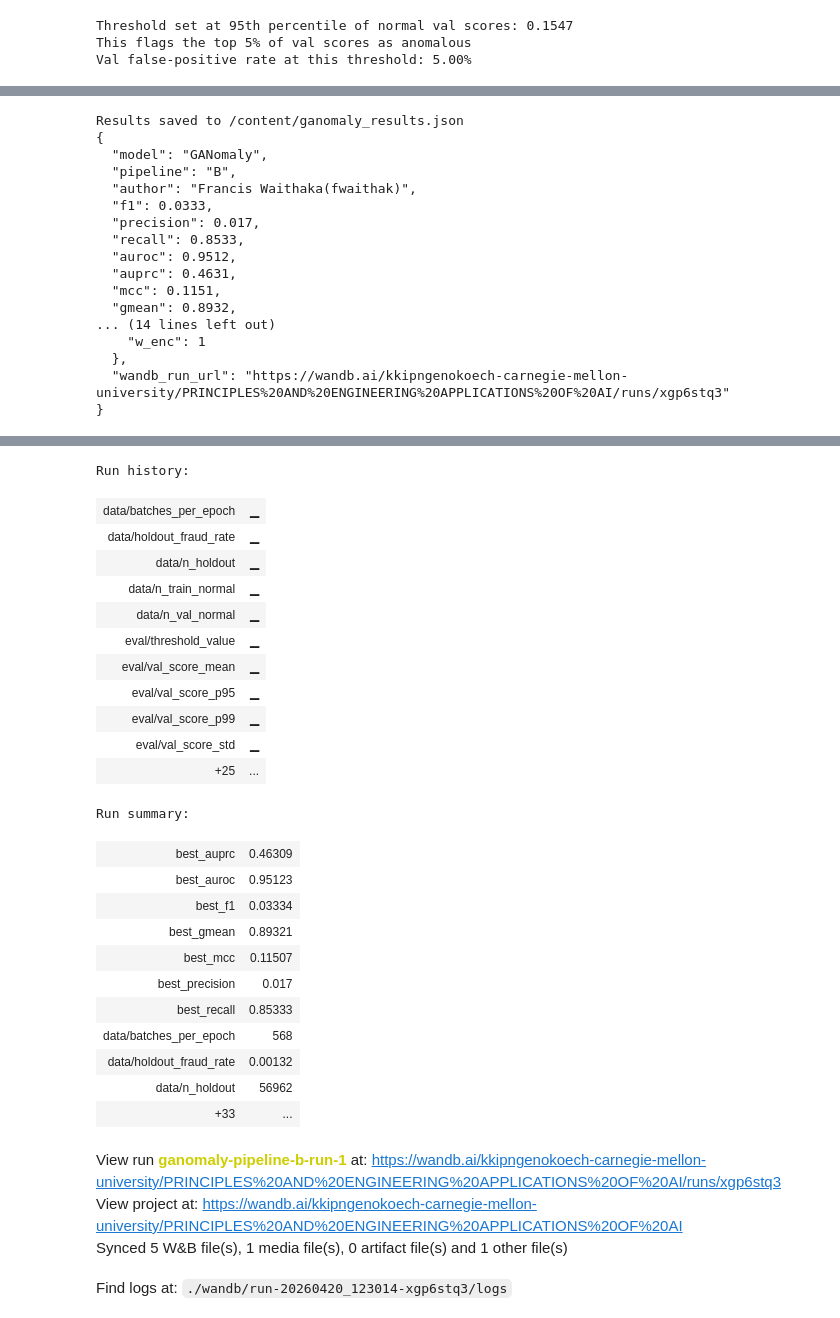
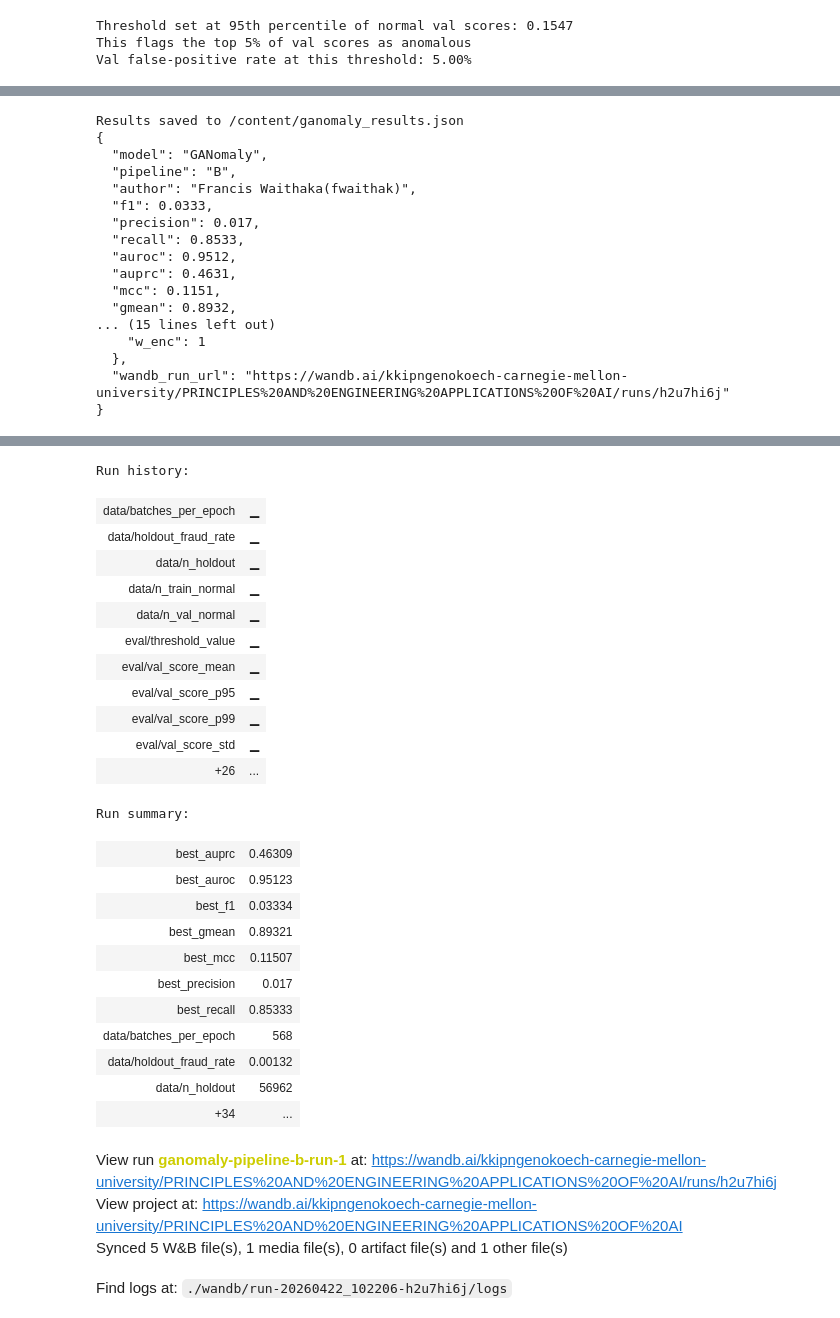
Before and after one commit to kkipngenokoech/synthesize-or-reconstruct, a Jupyter notebook: notebooks/ganomaly.ipynb, the cells around one changed output, grey strips where cells are left out. Drawn from its saved outputs; the diff is of its cells as text; code cells hidden in the pictures.

```diff
--- a/notebooks/ganomaly.ipynb
+++ b/notebooks/ganomaly.ipynb
@@ -578,7 +579,7 @@ Val false-positive rate at this threshold: 5.00%
 # Holdout evaluated once at natural fraud rate (FIX 4).
 
 t_infer           = time.time()
-# holdout_scores already computed in cell-11
+holdout_scores    = compute_anomaly_scores(encoder_1, decoder, encoder_2, X_holdout_np, DEVICE)
 inference_time_ms = (time.time() - t_infer) * 1000
 
 # Normalise scores using val-fitted scaler
@@ -617,6 +618,7 @@ print(f' AUPRC     : {auprc:.4f}')
 print(f' MCC       : {mcc:.4f}')
 print(f' G-mean    : {gmean:.4f}')
 print(f' Threshold : {best_thresh:.4f}  (val 95th percentile)')
+print(f' Inference : {inference_time_ms:.2f} ms ({len(X_holdout_np):,} records)')
 print('=' * 55)
 print(classification_report(y_holdout_np, holdout_preds, target_names=['Legit', 'Fraud']))
 
@@ -631,6 +633,7 @@ wandb.log({
     'holdout/threshold'        : best_thresh,
     'holdout/n_records'        : len(y_holdout_np),
     'holdout/fraud_rate'       : float(y_holdout_np.mean()),
+    'holdout/inference_time_ms': inference_time_ms,
 })
 wandb.run.summary.update({
     'best_f1': f1, 'best_auroc': auroc, 'best_auprc': auprc,
@@ -671,6 +674,7 @@ results = {
     'mcc'               : round(mcc, 4),
     'gmean'             : round(gmean, 4),
     'threshold'         : round(best_thresh, 4),
+    'inference_time_ms' : round(inference_time_ms, 2),
     'architecture'      : {
         'enc_dims'   : [cfg.enc_dim_1, cfg.enc_dim_2],
         'latent_dim' : cfg.latent_dim,
@@ -696,36 +700,36 @@ print('W&B run finished.')
 # %% [output]
 wandb: WARNING Saving files without folders. If you want to preserve subdirectories pass base_path to wandb.save, i.e. wandb.save("/mnt/folder/file.h5", base_path="/mnt")
 wandb: WARNING Symlinked 1 file into the W&B run directory; call wandb.save again to sync new files.
 Results saved to /content/ganomaly_results.json
 {
   "model": "GANomaly",
   "pipeline": "B",
   "author": "Francis Waithaka(fwaithak)",
   "f1": 0.0333,
   "precision": 0.017,
   "recall": 0.8533,
   "auroc": 0.9512,
   "auprc": 0.4631,
   "mcc": 0.1151,
   "gmean": 0.8932,
-... (14 lines left out)
+... (15 lines left out)
     "w_enc": 1
   },
-  "wandb_run_url": "https://wandb.ai/kkipngenokoech-carnegie-mellon-university/PRINCIPLES%20AND%20ENGINEERING%20APPLICATIONS%20OF%20AI/runs/xgp6stq3"
+  "wandb_run_url": "https://wandb.ai/kkipngenokoech-carnegie-mellon-university/PRINCIPLES%20AND%20ENGINEERING%20APPLICATIONS%20OF%20AI/runs/h2u7hi6j"
 }
 [interactive output not drawn]
 Run history:
 | data/batches_per_epoch | ▁ |
 | data/holdout_fraud_rate | ▁ |
 | data/n_holdout | ▁ |
 | data/n_train_normal | ▁ |
 | data/n_val_normal | ▁ |
 | eval/threshold_value | ▁ |
 | eval/val_score_mean | ▁ |
 | eval/val_score_p95 | ▁ |
 | eval/val_score_p99 | ▁ |
 | eval/val_score_std | ▁ |
-| +25 | ... |
+| +26 | ... |
 Run summary:
 | best_auprc | 0.46309 |
 | best_auroc | 0.95123 |
@@ -737,9 +741,9 @@ Run summary:
 | data/batches_per_epoch | 568 |
 | data/holdout_fraud_rate | 0.00132 |
 | data/n_holdout | 56962 |
-| +33 | ... |
+| +34 | ... |
-View run ganomaly-pipeline-b-run-1 at: https://wandb.ai/kkipngenokoech-carnegie-mellon-university/PRINCIPLES%20AND%20ENGINEERING%20APPLICATIONS%20OF%20AI/runs/xgp6stq3
+View run ganomaly-pipeline-b-run-1 at: https://wandb.ai/kkipngenokoech-carnegie-mellon-university/PRINCIPLES%20AND%20ENGINEERING%20APPLICATIONS%20OF%20AI/runs/h2u7hi6j
 View project at: https://wandb.ai/kkipngenokoech-carnegie-mellon-university/PRINCIPLES%20AND%20ENGINEERING%20APPLICATIONS%20OF%20AI
 Synced 5 W&B file(s), 1 media file(s), 0 artifact file(s) and 1 other file(s)
-Find logs at: ./wandb/run-20260420_123014-xgp6stq3/logs
+Find logs at: ./wandb/run-20260422_102206-h2u7hi6j/logs
 W&B run finished.
```
Also changed, not shown: parts of 4 cells of this notebook, 3 other files.
